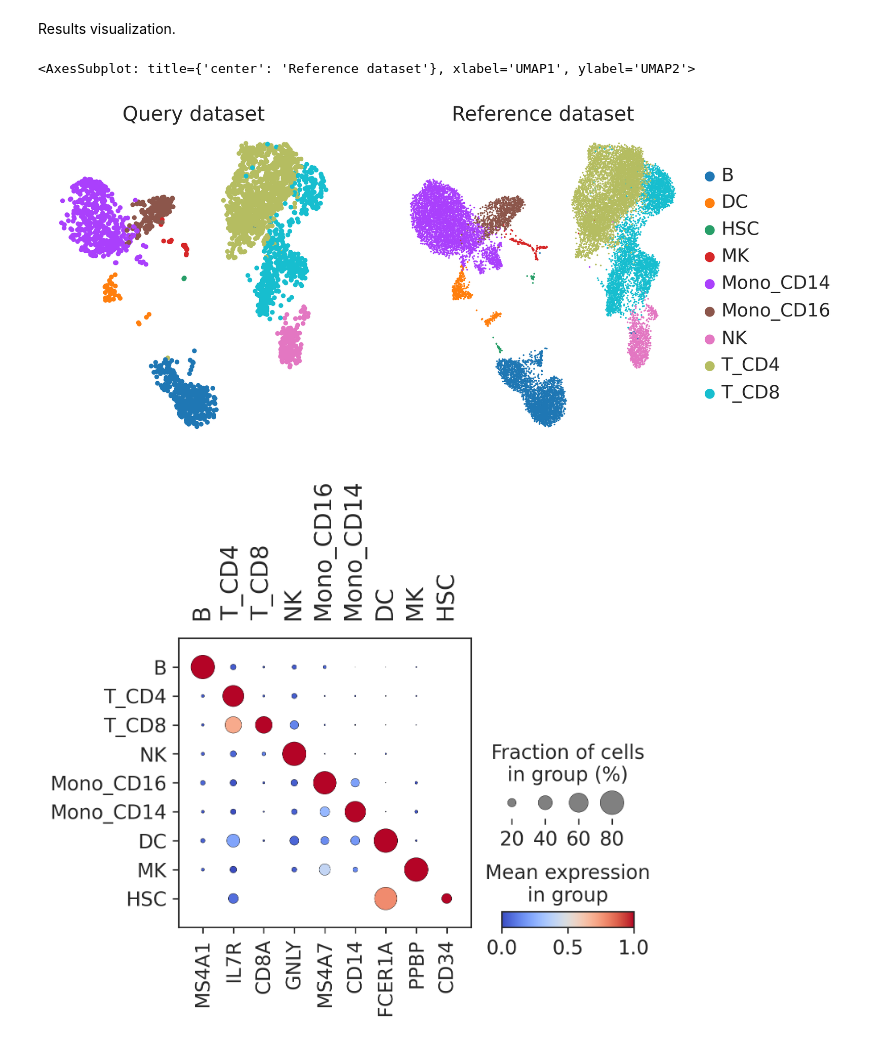
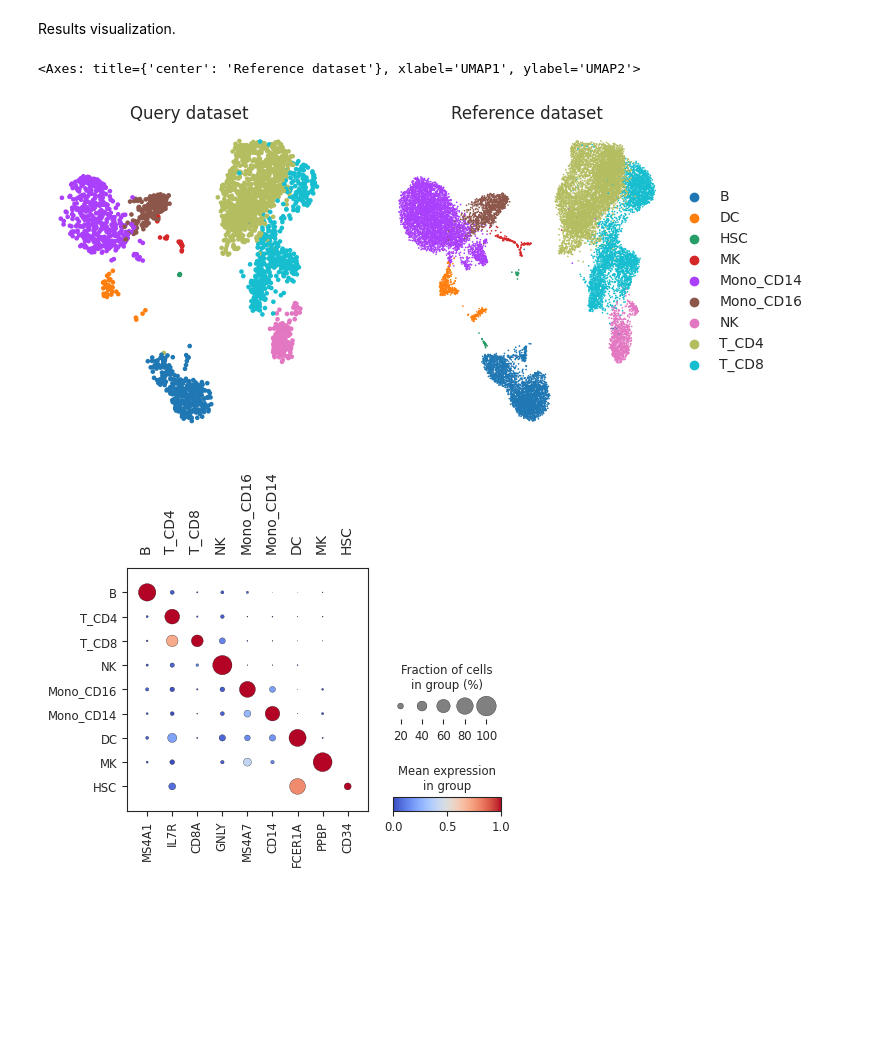
Before and after one commit to potulabe/symphonypy, a Jupyter notebook: notebooks/Symphonypy_precomputed.ipynb, the cells around one changed output. Drawn from its saved outputs; the diff is of its cells as text; code cells hidden in the pictures; blank space fills up the shorter version.

```diff
--- a/notebooks/Symphonypy_precomputed.ipynb
+++ b/notebooks/Symphonypy_precomputed.ipynb
@@ -10,7 +10,6 @@ import symphonypy as sp
 import scanpy as sc
 import seaborn as sns
 
-sc.set_figure_params(dpi=150)
 sns.set_style("ticks")
 # %% [markdown]
 List of available datasets (description is [here](https://zenodo.org/record/7568342#.Y9FTIC8w1qs)):
@@ -108,38 +106,38 @@ sc.pl.umap(
     show=False,
 )
 # %% [output]
-<AxesSubplot: title={'center': 'Reference dataset'}, xlabel='UMAP1', ylabel='UMAP2'>
+<Axes: title={'center': 'Reference dataset'}, xlabel='UMAP1', ylabel='UMAP2'>
-[figure, old version]
+[figure, new version]
 # %%
 marker_genes = {
     "B": ["MS4A1"],
     "T_CD4": ["IL7R"],
     "T_CD8": ["CD8A"],
     "NK": ["GNLY"],
     "Mono_CD16": ["MS4A7"],
     "Mono_CD14": ["CD14"],
     "DC": ["FCER1A"],
     "MK": ["PPBP"],
     "HSC": ["CD34"],
 }
 
 adata_query.obs["cell_type"] = (
     adata_query.
     obs["cell_type"].
     cat.
     reorder_categories(
         list(marker_genes.keys())
     )
 )
 
 sc.pl.dotplot(
     adata_query,
     var_names=marker_genes,
     groupby="cell_type",
     standard_scale="var",
-    dot_max=0.8,
+    dot_max=1,
     cmap="coolwarm",
 )
 # %% [output]
-[figure, old version]
+[figure, new version]
 # %%
```
Also changed, not shown: parts of 5 cells of this notebook.
